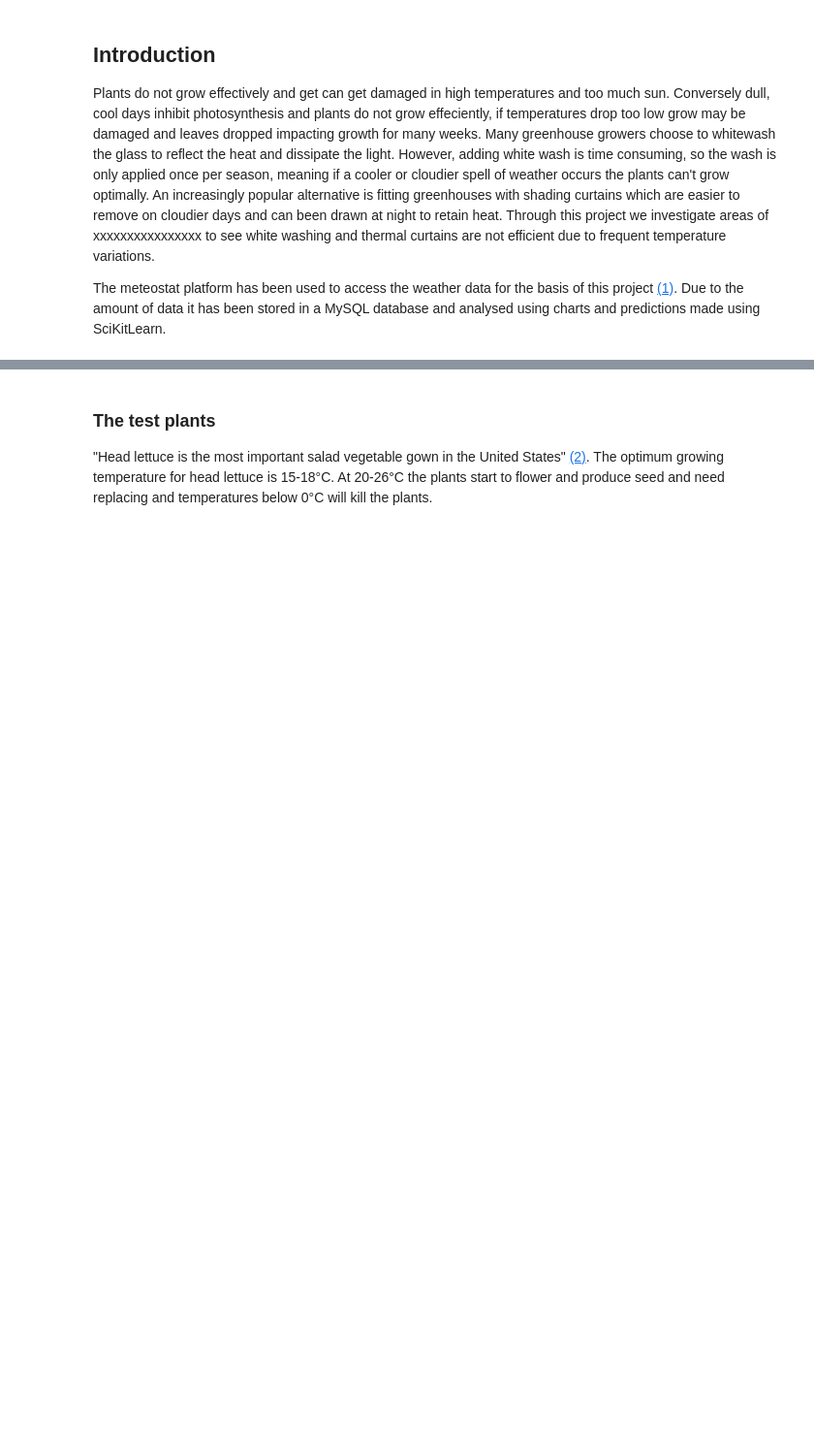
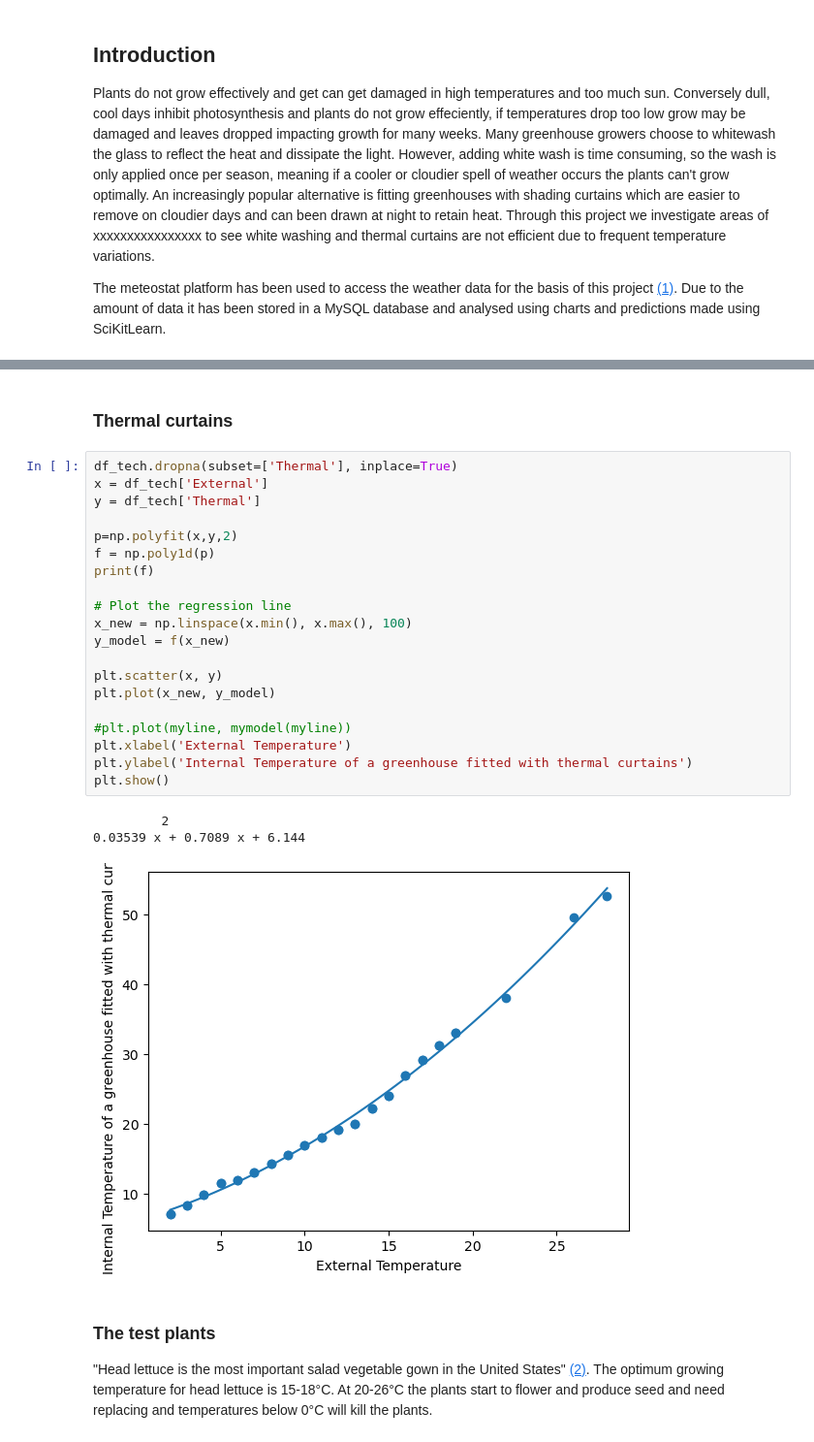
Before and after one commit to kknb1982/pfda, a Jupyter notebook: project/weather_suitability.ipynb, the cells around one changed output, grey strips where cells are left out. Shown at 97% size. Drawn from its saved outputs; the diff is of its cells as text; blank space fills up the shorter version.

```diff
--- a/project/weather_suitability.ipynb
+++ b/project/weather_suitability.ipynb
@@ -24,3 +133,29 @@ curtains_night = 1+(4.1/100)
+# %% [markdown]
+### Thermal curtains
+# %%
+df_tech.dropna(subset=['Thermal'], inplace=True)
+x = df_tech['External']
+y = df_tech['Thermal']
+
+p=np.polyfit(x,y,2)
+f = np.poly1d(p)
+print(f)
+
+# Plot the regression line
+x_new = np.linspace(x.min(), x.max(), 100)
+y_model = f(x_new)
+
+plt.scatter(x, y)
+plt.plot(x_new, y_model)
+
+#plt.plot(myline, mymodel(myline))
+plt.xlabel('External Temperature')
+plt.ylabel('Internal Temperature of a greenhouse fitted with thermal curtains')
+plt.show()
+# %% [output]
+         2
+0.03539 x + 0.7089 x + 6.144
+[figure, added]
 # %% [markdown]
 ### The test plants
 "Head lettuce is the most important salad vegetable gown in the United States" [(2)](https://content.ces.ncsu.edu/lettuce). The optimum growing temperature for head lettuce is 15-18°C. At 20-26°C the plants start to flower and produce seed and need replacing and temperatures below 0°C will kill the plants.
```
Also changed, not shown: parts of 28 cells of this notebook.
